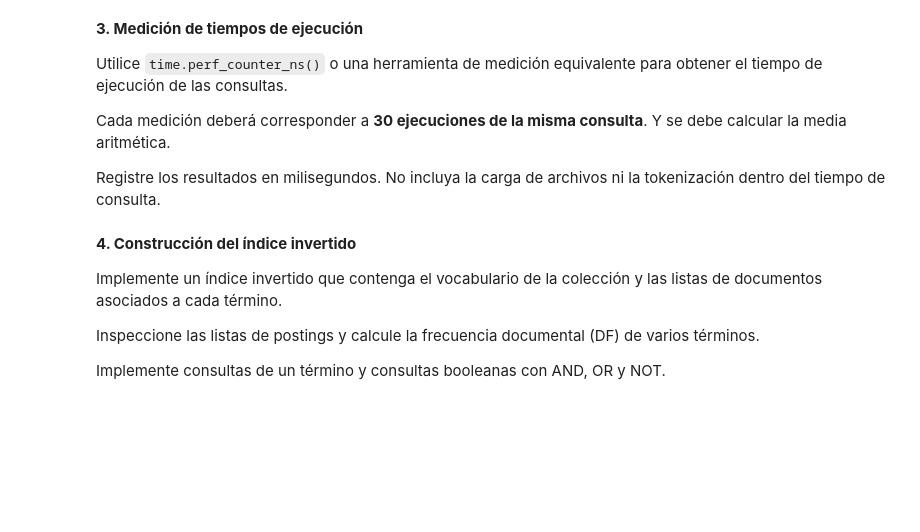
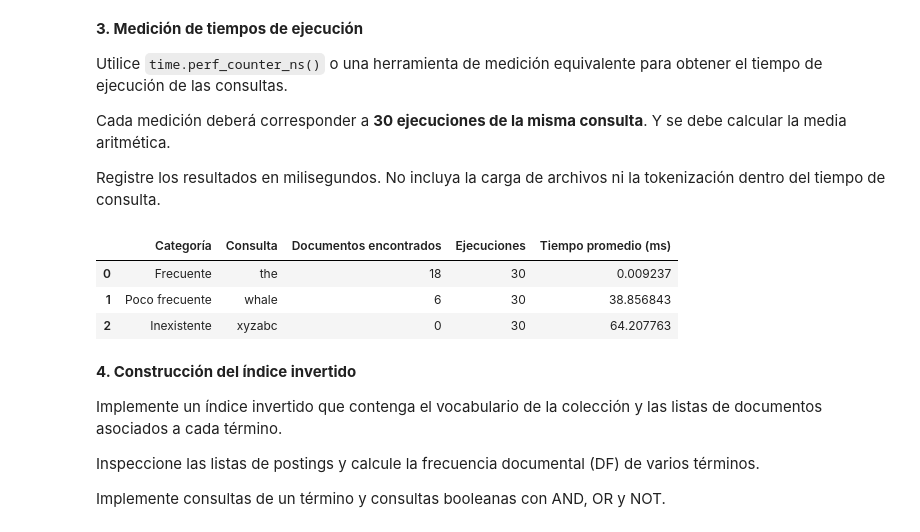
Before and after one commit to Boris-epn/Recuperaci-n-de-la-informaci-n, a Jupyter notebook: Primer bimestre/02_booleansearch.ipynb, the cells around one changed output. Cells and saved outputs as stored; diff of their text form; code cells hidden in the pictures; blank space fills up the shorter version.

Commit message:
Avance error descarga

```diff
--- a/Primer bimestre/02_booleansearch.ipynb
+++ b/Primer bimestre/02_booleansearch.ipynb
@@ -28,0 +148,17 @@ Ejecute consultas con términos frecuentes, poco frecuentes e inexistentes.
+# %%
+consultas = {
+    "Frecuente": "the",
+    "Poco frecuente": "whale",
+    "Inexistente": "xyzabc"
+}
+for categoria, termino in consultas.items():
+
+    resultados = busqueda_secuencial(
+        termino,
+        documentos_tokens
+    )
+    print(f"\nCategoría: {categoria}")
+    print(f"Término: {termino}")
+    print(f"Documentos encontrados: {len(resultados)}")
+    for identificador in resultados:
+        print(f"  - {identificador}")
@@ -34,6 +188,74 @@ Utilice `time.perf_counter_ns()` o una herramienta de medición equivalente para
 Cada medición deberá corresponder a **30 ejecuciones de la misma consulta**. Y se debe calcular la media aritmética.
 
 Registre los resultados en milisegundos. No incluya la carga de archivos ni la tokenización dentro del tiempo de consulta.
+# %%
+import time
+import statistics
+import pandas as pd
+def buscar_termino_normalizado(termino, documentos_tokens):
+    resultados = []
+    for identificador, tokens in documentos_tokens.items():
+        for token in tokens:
+
+            if token == termino:
+                resultados.append(identificador)
+                break
+
+    return resultados
+
+def medir_busqueda(consulta, documentos_tokens, repeticiones=30):
+    tokens_consulta = preprocesar(consulta)
+
+    if len(tokens_consulta) != 1:
+        raise ValueError(
+            "La consulta debe contener exactamente un término "
+            "después del preprocesamiento."
+        )
+    termino = tokens_consulta[0]
+    tiempos_ms = []
+    for _ in range(repeticiones):
+        inicio = time.perf_counter_ns()
+        resultados = buscar_termino_normalizado(
+            termino,
+            documentos_tokens
+        )
+        fin = time.perf_counter_ns()
+        tiempo_ms = (fin - inicio) / 1_000_000
+        tiempos_ms.append(tiempo_ms)
+    media_ms = statistics.mean(tiempos_ms)
+    return resultados, tiempos_ms, media_ms
+
+consultas = {
+    "Frecuente": "the",
+    "Poco frecuente": "whale",
+    "Inexistente": "xyzabc"
+}
+
+resumen = []
+tiempos_por_consulta = {}
+
+for categoria, consulta in consultas.items():
+
+    resultados, tiempos, media = medir_busqueda(
+        consulta,
+        documentos_tokens,
+        repeticiones=30
+    )
+    tiempos_por_consulta[consulta] = tiempos
+    resumen.append({
+        "Categoría": categoria,
+        "Consulta": consulta,
+        "Documentos encontrados": len(resultados),
+        "Ejecuciones": len(tiempos),
+        "Tiempo promedio (ms)": media
+    })
+tabla_tiempos = pd.DataFrame(resumen)
+display(tabla_tiempos)
+# %% [output]
+|  | Categoría | Consulta | Documentos encontrados | Ejecuciones | Tiempo promedio (ms) |
+| 0 | Frecuente | the | 18 | 30 | 0.009237 |
+| 1 | Poco frecuente | whale | 6 | 30 | 38.856843 |
+| 2 | Inexistente | xyzabc | 0 | 30 | 64.207763 |
 # %% [markdown]
 **4. Construcción del índice invertido**
 
```
Also changed, not shown: parts of 20 cells of this notebook.
